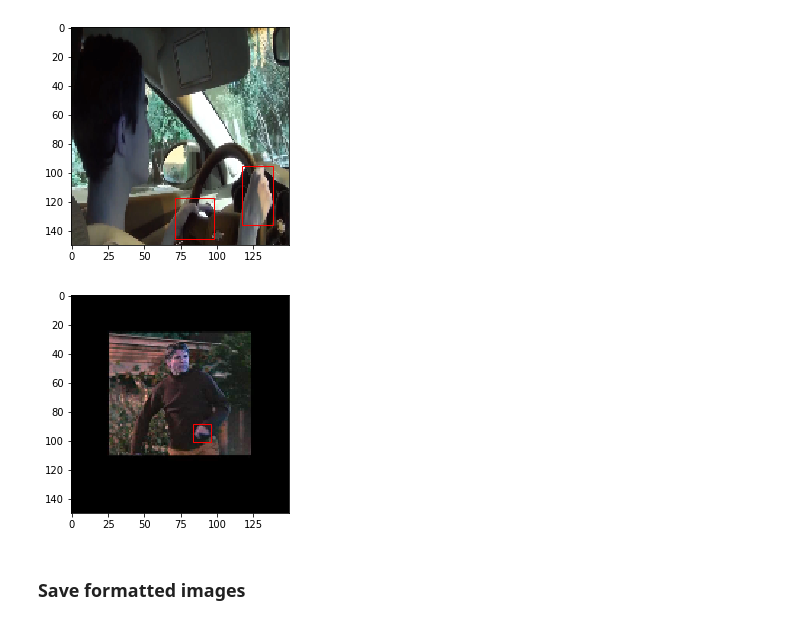
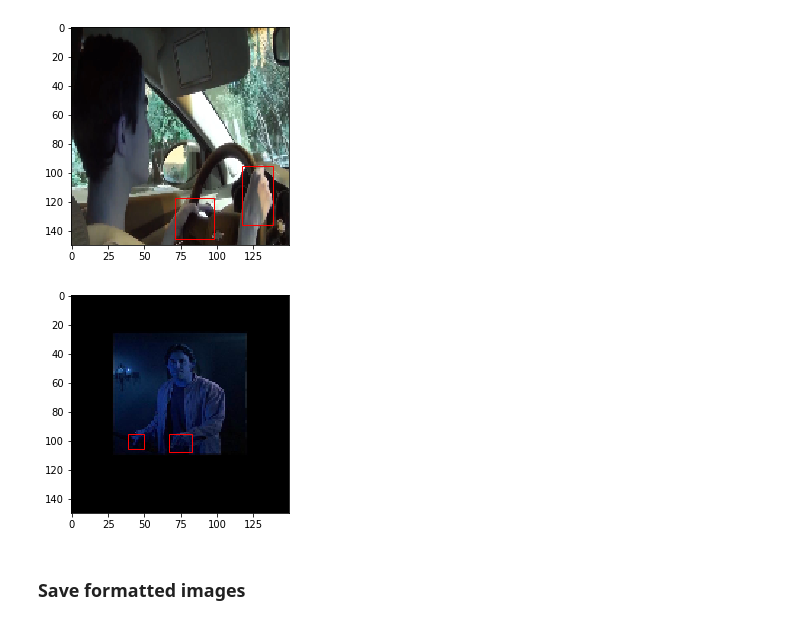
Before and after one commit to kjprice/smu-capstone, a Jupyter notebook: notebooks/Preprocessing/Hands Localization - resize data and annotations.ipynb, the cells around one changed output. Saved outputs shown, nothing was run; the diff lists cells and outputs as text; code cells hidden in the pictures.

```diff
--- a/notebooks/Preprocessing/Hands Localization - resize data and annotations.ipynb
+++ b/notebooks/Preprocessing/Hands Localization - resize data and annotations.ipynb
@@ -416,11 +431,11 @@ display_image_with_annotation(first_image, first_annotations_from_first_video)
 # %% [output]
 [figure]
 # %%
-last_annotations_from_first_video = train_annotations[4]
-last_image = train_images[4]
+last_annotations_from_first_video = train_annotations[1]
+last_image = train_images[1]
 display_image_with_annotation(last_image, last_annotations_from_first_video)
 # %% [output]
-[figure, old version]
+[figure, new version]
 # %% [markdown]
 ### Save formatted images
 # %%
```
Also changed, not shown: parts of 4 cells of this notebook.
